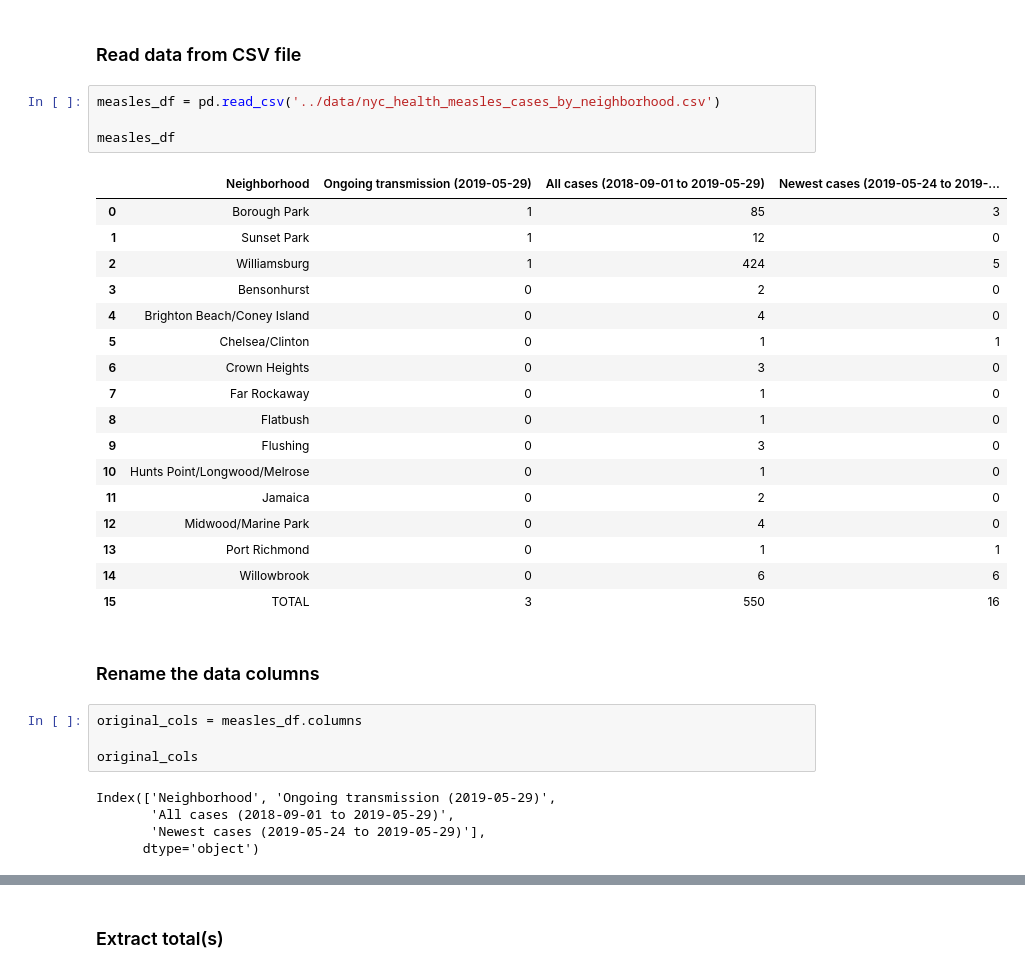
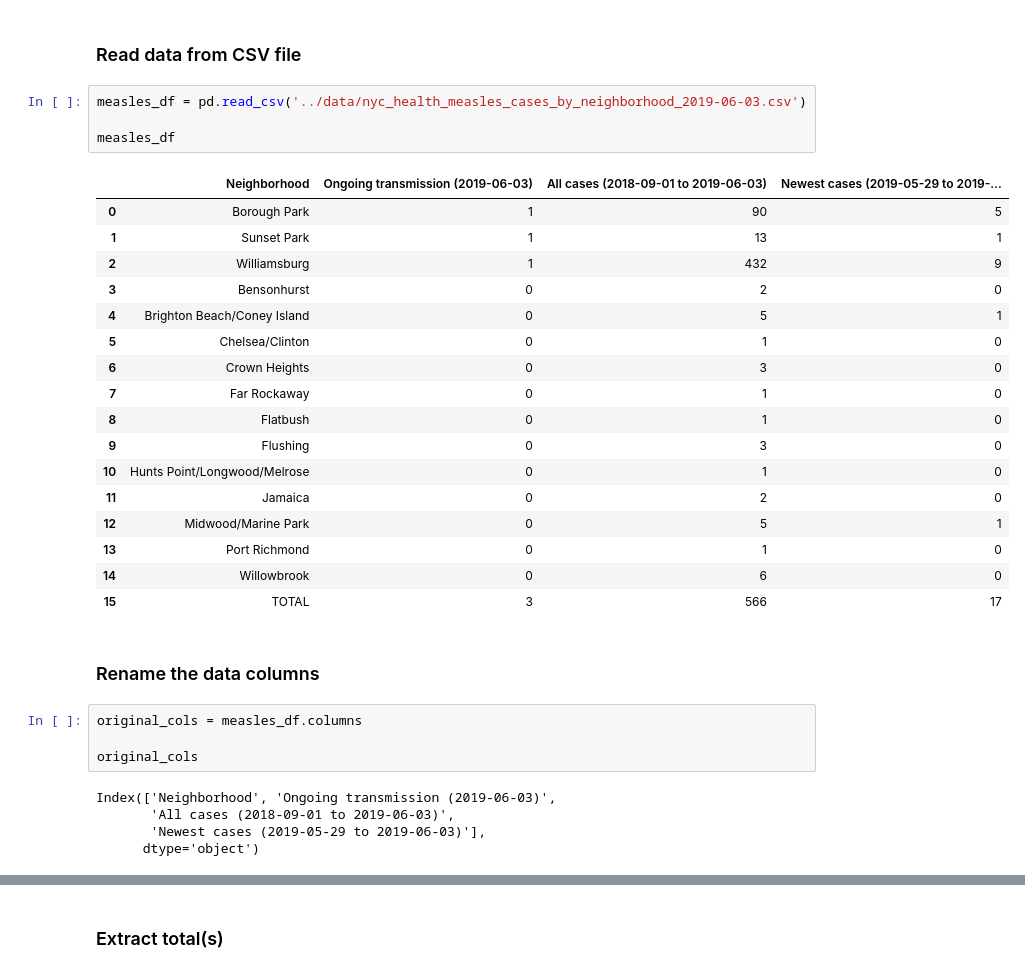
Before and after one commit to carlos-afonso/measles, a Jupyter notebook: code/nyc_measles_cases_by_neighborhood.ipynb, the cells around one changed output, grey strips where cells are left out. Cells and saved outputs as stored; diff of their text form.

Commit message:
Updates NYC measles cases by neighborhood

```diff
--- a/code/nyc_measles_cases_by_neighborhood.ipynb
+++ b/code/nyc_measles_cases_by_neighborhood.ipynb
@@ -18,27 +18,27 @@ import re
 # %% [markdown]
 ### Read data from CSV file
 # %%
-measles_df = pd.read_csv('../data/nyc_health_measles_cases_by_neighborhood.csv')
+measles_df = pd.read_csv('../data/nyc_health_measles_cases_by_neighborhood_2019-06-03.csv')
 
 measles_df
 # %% [output]
-|  | Neighborhood | Ongoing transmission (2019-05-29) | All cases (2018-09-01 to 2019-05-29) | Newest cases (2019-05-24 to 2019-... |
-| 0 | Borough Park | 1 | 85 | 3 |
-| 1 | Sunset Park | 1 | 12 | 0 |
-| 2 | Williamsburg | 1 | 424 | 5 |
+|  | Neighborhood | Ongoing transmission (2019-06-03) | All cases (2018-09-01 to 2019-06-03) | Newest cases (2019-05-29 to 2019-... |
+| 0 | Borough Park | 1 | 90 | 5 |
+| 1 | Sunset Park | 1 | 13 | 1 |
+| 2 | Williamsburg | 1 | 432 | 9 |
 | 3 | Bensonhurst | 0 | 2 | 0 |
-| 4 | Brighton Beach/Coney Island | 0 | 4 | 0 |
-| 5 | Chelsea/Clinton | 0 | 1 | 1 |
+| 4 | Brighton Beach/Coney Island | 0 | 5 | 1 |
+| 5 | Chelsea/Clinton | 0 | 1 | 0 |
 | 6 | Crown Heights | 0 | 3 | 0 |
 | 7 | Far Rockaway | 0 | 1 | 0 |
 | 8 | Flatbush | 0 | 1 | 0 |
 | 9 | Flushing | 0 | 3 | 0 |
 | 10 | Hunts Point/Longwood/Melrose | 0 | 1 | 0 |
 | 11 | Jamaica | 0 | 2 | 0 |
-| 12 | Midwood/Marine Park | 0 | 4 | 0 |
-| 13 | Port Richmond | 0 | 1 | 1 |
-| 14 | Willowbrook | 0 | 6 | 6 |
-| 15 | TOTAL | 3 | 550 | 16 |
+| 12 | Midwood/Marine Park | 0 | 5 | 1 |
+| 13 | Port Richmond | 0 | 1 | 0 |
+| 14 | Willowbrook | 0 | 6 | 0 |
+| 15 | TOTAL | 3 | 566 | 17 |
 # %% [markdown]
 ### Rename the data columns
 # %%
@@ -46,9 +46,9 @@ original_cols = measles_df.columns
 
 original_cols
 # %% [output]
-Index(['Neighborhood', 'Ongoing transmission (2019-05-29)',
-       'All cases (2018-09-01 to 2019-05-29)',
-       'Newest cases (2019-05-24 to 2019-05-29)'],
+Index(['Neighborhood', 'Ongoing transmission (2019-06-03)',
+       'All cases (2018-09-01 to 2019-06-03)',
+       'Newest cases (2019-05-29 to 2019-06-03)'],
       dtype='object')
 # %%
 new_cols = ['neighborhood', 'ongoing_transmission', 'all_cases', 'new_cases']
```
Also changed, not shown: parts of 10 cells of this notebook, 5 other files.
